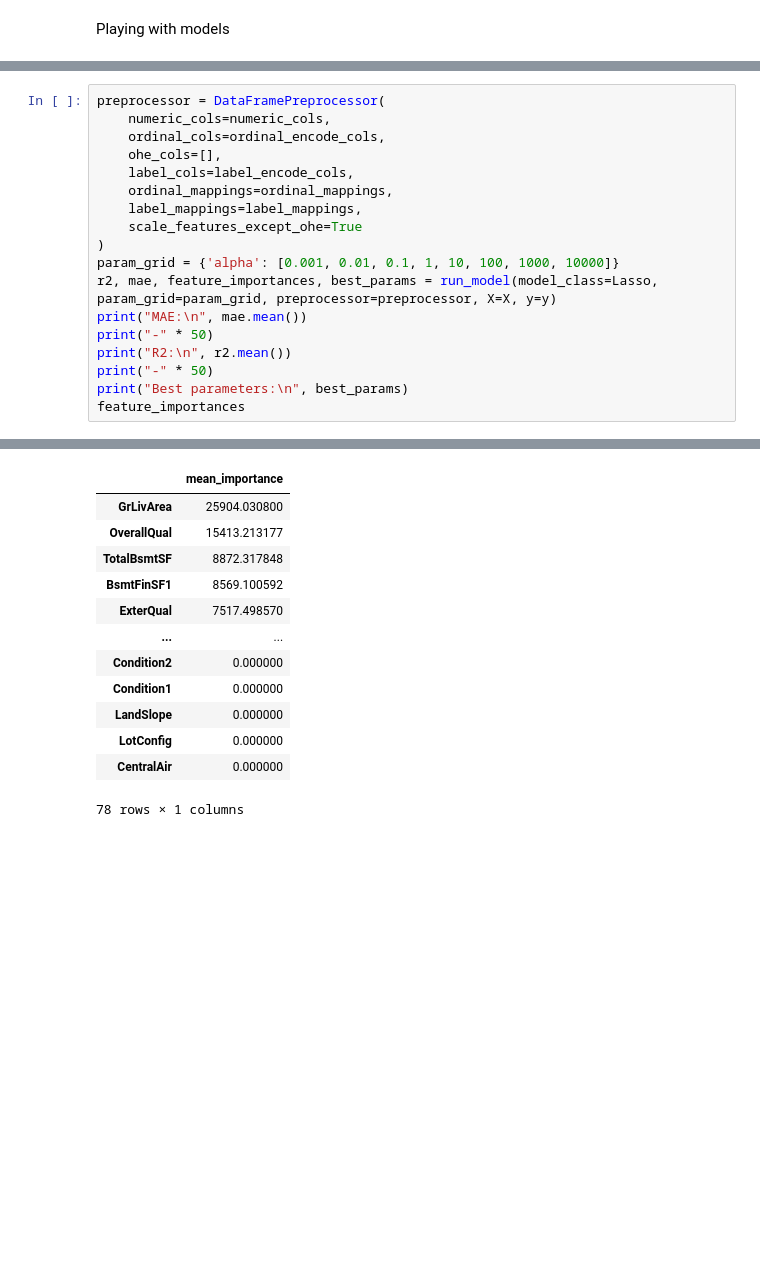
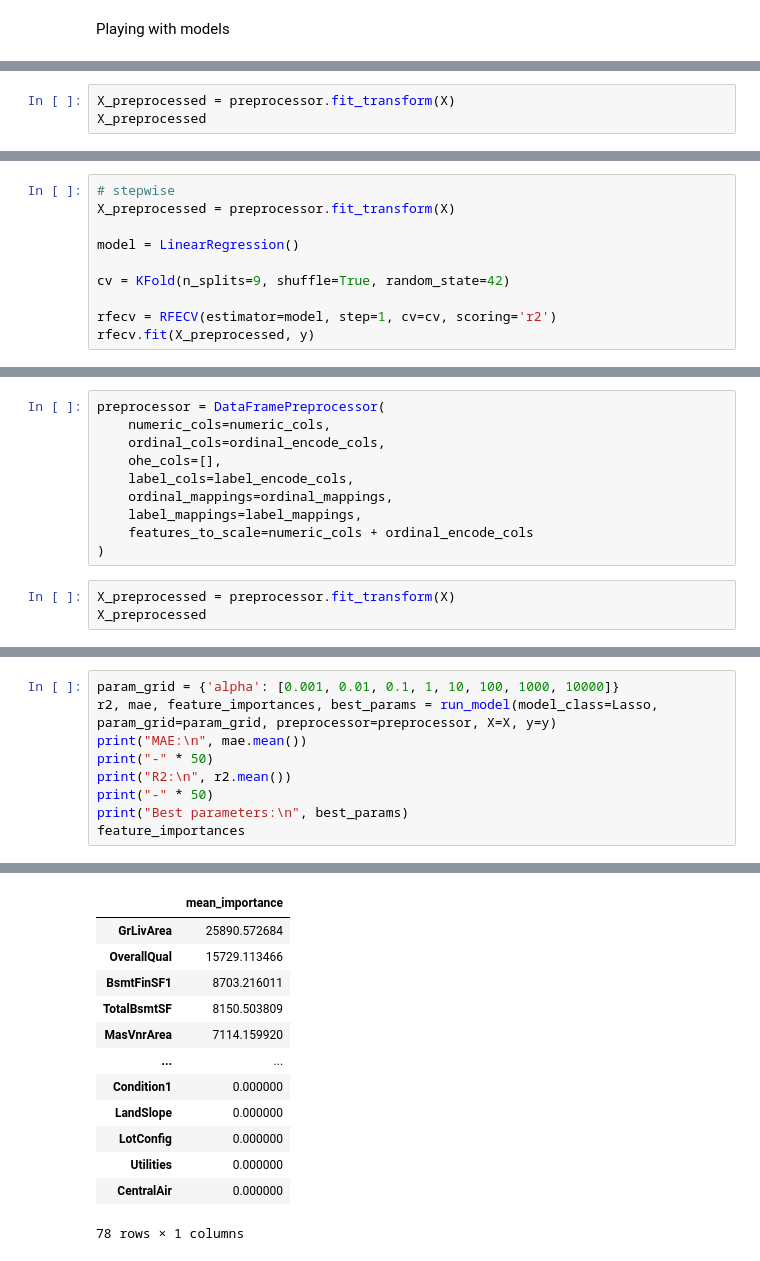
Before and after one commit to siiyayu/FeatureSelectionTechniques, a Jupyter notebook: evaluating_models.ipynb, the cells around one changed output, grey strips where cells are left out. Drawn from its saved outputs; the diff is of its cells as text; blank space fills up the shorter version.

Commit message:
models

```diff
--- a/evaluating_models.ipynb
+++ b/evaluating_models.ipynb
@@ -349,0 +414,3 @@ Best parameters:
+# %%
+X_preprocessed = preprocessor.fit_transform(X)
+X_preprocessed
@@ -424,0 +777,10 @@ Best parameters:
+# %%
+# stepwise
+X_preprocessed = preprocessor.fit_transform(X)
+
+model = LinearRegression()
+
+cv = KFold(n_splits=9, shuffle=True, random_state=42)
+
+rfecv = RFECV(estimator=model, step=1, cv=cv, scoring='r2')
+rfecv.fit(X_preprocessed, y)
@@ -424,0 +847,13 @@ Best parameters:
+# %%
+preprocessor = DataFramePreprocessor(
+    numeric_cols=numeric_cols,
+    ordinal_cols=ordinal_encode_cols,
+    ohe_cols=[],
+    label_cols=label_encode_cols,
+    ordinal_mappings=ordinal_mappings,
+    label_mappings=label_mappings,
+    features_to_scale=numeric_cols + ordinal_encode_cols
+)
+# %%
+X_preprocessed = preprocessor.fit_transform(X)
+X_preprocessed
@@ -425,13 +874,4 @@ Best parameters:
 # %%
-preprocessor = DataFramePreprocessor(
-    numeric_cols=numeric_cols,
-    ordinal_cols=ordinal_encode_cols,
-    ohe_cols=[],
-    label_cols=label_encode_cols,
-    ordinal_mappings=ordinal_mappings,
-    label_mappings=label_mappings,
-    scale_features_except_ohe=True
-)
 param_grid = {'alpha': [0.001, 0.01, 0.1, 1, 10, 100, 1000, 10000]}
 r2, mae, feature_importances, best_params = run_model(model_class=Lasso, param_grid=param_grid, preprocessor=preprocessor, X=X, y=y)
 print("MAE:\n", mae.mean())
@@ -452,18 +892,18 @@ test     0.869896
 dtype: float64
 --------------------------------------------------
 Best parameters:
  [{'alpha': 1000}, {'alpha': 1000}, {'alpha': 1000}, {'alpha': 1000}, {'alpha': 1000}, {'alpha': 1000}, {'alpha': 1000}, {'alpha': 1000}, {'alpha': 1000}]
 |  | mean_importance |
-| GrLivArea | 25904.030800 |
-| OverallQual | 15413.213177 |
-| TotalBsmtSF | 8872.317848 |
-| BsmtFinSF1 | 8569.100592 |
-| ExterQual | 7517.498570 |
+| GrLivArea | 25890.572684 |
+| OverallQual | 15729.113466 |
+| BsmtFinSF1 | 8703.216011 |
+| TotalBsmtSF | 8150.503809 |
+| MasVnrArea | 7114.159920 |
 | ... | ... |
-| Condition2 | 0.000000 |
 | Condition1 | 0.000000 |
 | LandSlope | 0.000000 |
 | LotConfig | 0.000000 |
+| Utilities | 0.000000 |
 | CentralAir | 0.000000 |
 78 rows × 1 columns
 # %%
```
Also changed, not shown: parts of 59 cells of this notebook, 3 other files.
